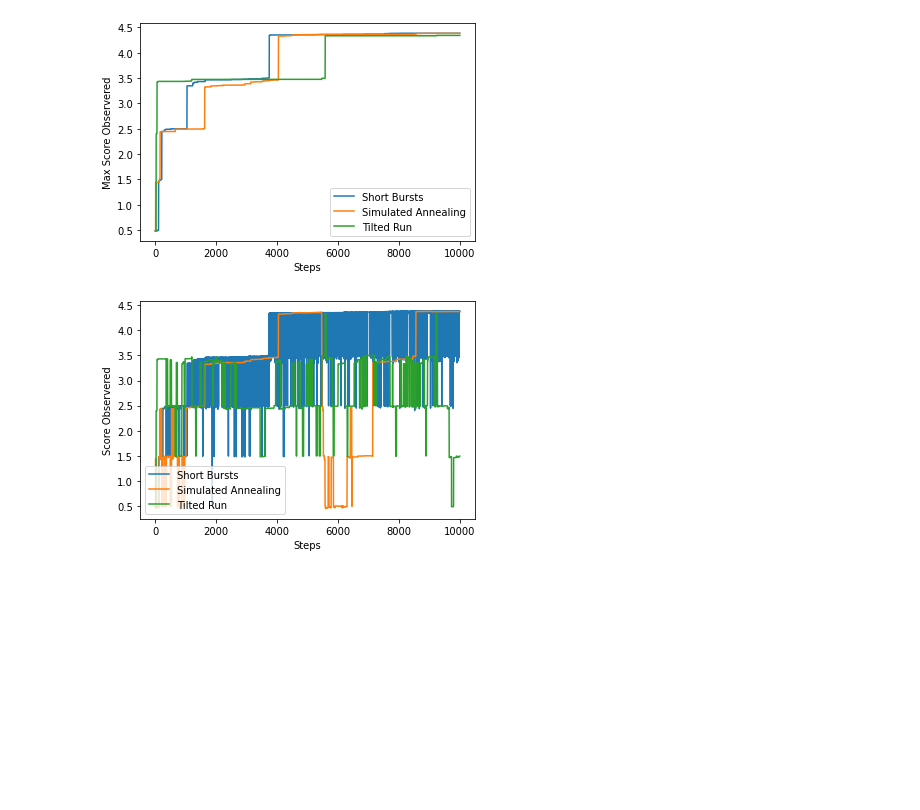
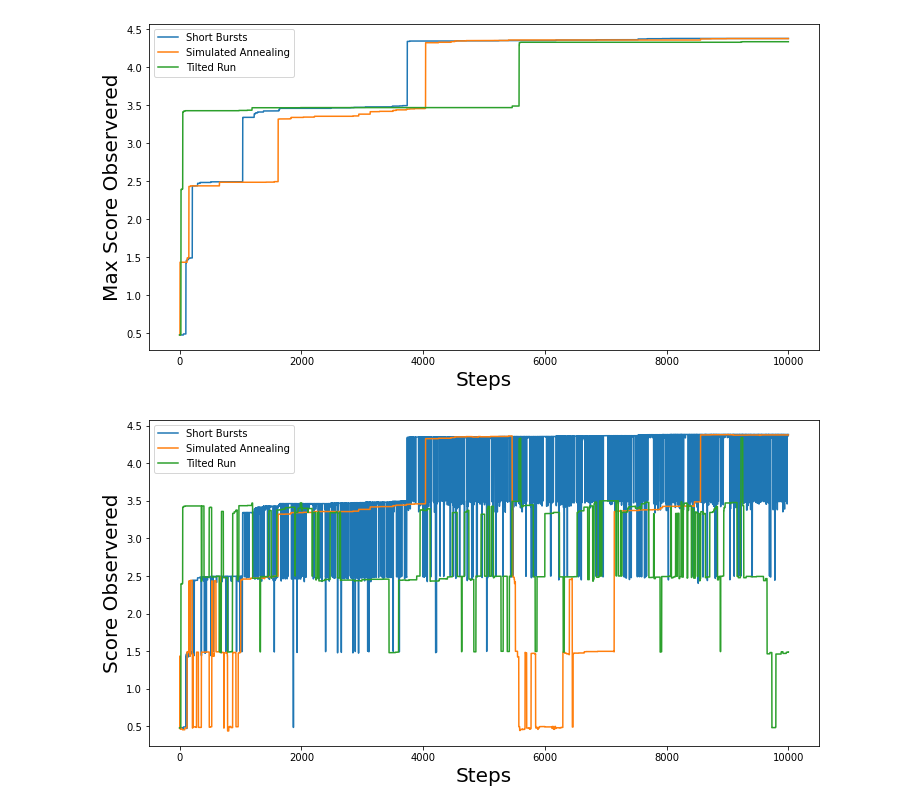
Before and after one commit to mggg/GerryChain, a Jupyter notebook: docs/notebooks/Optimization.ipynb, the cells around one changed output. Cells and saved outputs as stored; diff of their text form; code cells hidden in the pictures; blank space fills up the shorter version.

```diff
--- a/docs/notebooks/Optimization.ipynb
+++ b/docs/notebooks/Optimization.ipynb
@@ -63,22 +63,24 @@ for i, part in enumerate(gingles.tilted_run(total_steps, 0.125, with_progress_ba
     max_scores_tilt[i] = gingles.best_score
     scores_tilt[i] = gingles.score(part)
 # %%
+fig, ax = plt.subplots(figsize=(12,6))
 plt.plot(max_scores_sb, label="Short Bursts")
 plt.plot(max_scores_anneal, label="Simulated Annealing")
 plt.plot(max_scores_tilt, label="Tilted Run")
-plt.xlabel("Steps")
-plt.ylabel("Max Score Observered")
+plt.xlabel("Steps", fontsize=20)
+plt.ylabel("Max Score Observered", fontsize=20)
 plt.legend()
 plt.show()
 # %% [output]
-[figure, old version]
+[figure, new version]
 # %%
+fig, ax = plt.subplots(figsize=(12,6))
 plt.plot(scores_sb, label="Short Bursts")
 plt.plot(scores_anneal, label="Simulated Annealing")
 plt.plot(scores_tilt, label="Tilted Run")
-plt.xlabel("Steps")
-plt.ylabel("Score Observered")
+plt.xlabel("Steps", fontsize=20)
+plt.ylabel("Score Observered", fontsize=20)
 plt.legend()
 plt.show()
 # %% [output]
-[figure, old version]
+[figure, new version]
```
